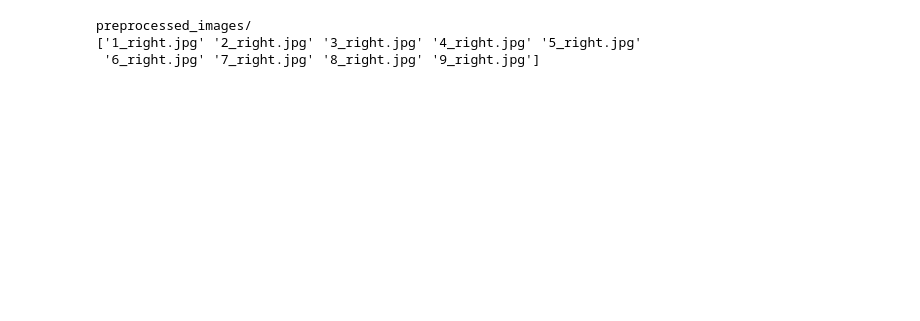
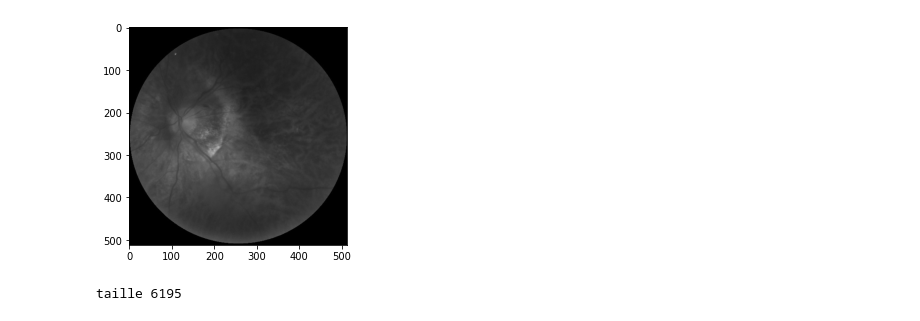
Before and after one commit to adblackx/ODR, a Jupyter notebook: preprocessing/preproc.ipynb, the cells around one changed output. Cells and saved outputs as stored; diff of their text form; code cells hidden in the pictures; blank space fills up the shorter version.

Commit message:
Début nettoyage preproc

```diff
--- a/preprocessing/preproc.ipynb
+++ b/preprocessing/preproc.ipynb
@@ -323,21 +276,0 @@ image = preprocess_patient(patient_id)
-# %%
-def to_grayscale(filename):
-    color = cv2.imread(os.path.join(IMG_DIR, filename))
-    #normalisation de l'image (valeurs entre 0 et 1)
-    normalized = np.zeros(color.shape)
-    normalized = cv2.normalize(color,  normalized, 0, 255, cv2.NORM_MINMAX)
-    #suppression des bordures
-    croped = crop(normalized)
-    # passage en noir et blanc
-    gray = cv2.cvtColor(croped, cv2.COLOR_BGR2GRAY)
-    return gray
-
-def preprocess_b_w(patient_id):
-    left_eye_file = str(patient_id) + '_left.jpg'
-    right_eye_file = str(patient_id) + '_right.jpg'
-    left_eye_gray = to_grayscale(left_eye_file)
-    right_eye_gray = to_grayscale(right_eye_file)
-    #renvoie les 2 images du patient en niveau de gris
-    return left_eye_gray, right_eye_gray
-
-preprocess_b_w(main_df.iloc[8]['ID'])
@@ -438,0 +277,15 @@ preprocessed_images/
+# %%
+# Exemple d'image après traitement/transformation (crop, resize, nuance gris)
+file_name = str(13) + '_left.jpg'
+
+filename = glob.glob(os.path.join(IMG_DIR,file_name))
+image = Image.open(filename[0])
+image = preprocess_image_Crop(image)
+image = to_grayscale(image)
+image = preprocess_image_Resize(image)
+
+image.save(str(810) + "_" + file_name)
+plt.imshow(image)
+plt.show()
+# %% [output]
+[figure, added]
@@ -439,18 +385,10 @@ preprocessed_images/
 # %%
-my_transforms = transforms.Compose ([
+# TEST
+# exemple d'instanciation du dataset avec lecture à la volée
+dataset = Dataset(data_dir='../', transform=my_transforms_ben_gray)
+print("taille", len(dataset))
 
-    transforms.ToTensor(),
-    transforms.Normalize (mean=[0.485,0.456,0.406],
-                          std=[0.229,0.224,0.225])
-])
-
-dataset=Dataset(data_dir='', transform=my_transforms)
-#trainset, testset = torch.utils.data.random_split(dataset, 0.8)
-
-#for i, row in data.iterrows():
-#    LeftImage=row['Left-Fundus']
-#    RightImage=row['Right-Fundus']
+##for img, label in dataset:
+##    print (type(img))
 # %% [output]
-preprocessed_images/
-['1_right.jpg' '2_right.jpg' '3_right.jpg' '4_right.jpg' '5_right.jpg'
- '6_right.jpg' '7_right.jpg' '8_right.jpg' '9_right.jpg']
+taille 6195
```
Also changed, not shown: parts of 20 cells of this notebook, 5 other files.
